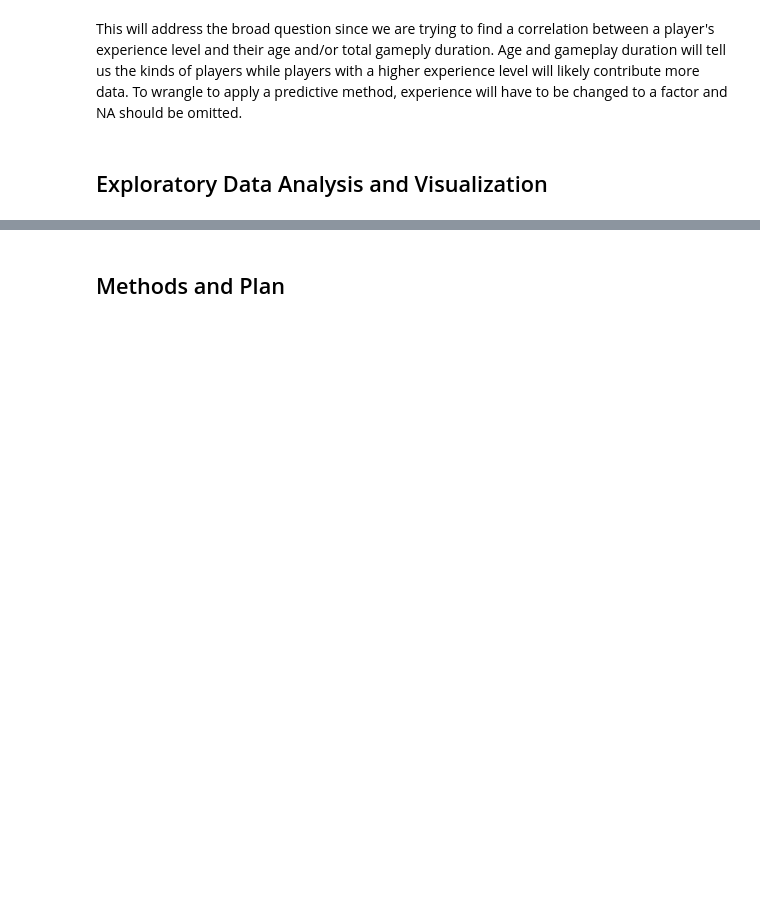
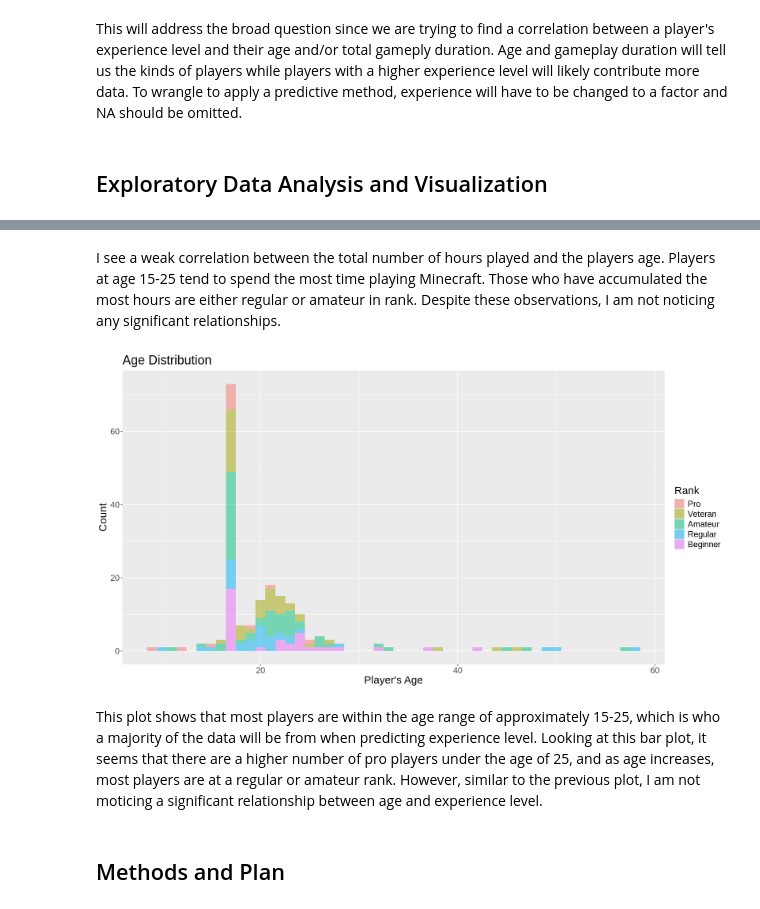
Before and after one commit to chloe8162022/individual_project6_dsci100, a Jupyter notebook: individual_project_6.ipynb, the cells around one changed output, grey strips where cells are left out. Saved outputs shown, nothing was run; the diff lists cells and outputs as text; code cells hidden in the pictures; blank space fills up the shorter version.

```diff
--- a/individual_project_6.ipynb
+++ b/individual_project_6.ipynb
@@ -94,3 +142,18 @@ This will address the broad question since we are trying to find a correlation b
+# %% [markdown]
+I see a weak correlation between the total number of hours played and the players age. Players at age 15-25 tend to spend the most time playing Minecraft. Those who have accumulated the most hours are either regular or amateur in rank. Despite these observations, I am not noticing any significant relationships.
+# %%
+options(repr.plot.height = 8, repr.plot.width = 15)
+players_bar <- players_data |>
+    ggplot(aes(x = Age, fill = experience)) +
+    geom_histogram(binwidth = 1, alpha = 0.5) +
+    labs(x = "Player's Age", y = "Count", fill = "Rank") +
+    ggtitle("Age Distribution") +
+    theme(text = element_text(size = 18))
+players_bar
+# %% [output]
+[figure, added]
+# %% [markdown]
+This plot shows that most players are within the age range of approximately 15-25, which is who a majority of the data will be from when predicting experience level. Looking at this bar plot, it seems that there are a higher number of pro players under the age of 25, and as age increases, most players are at a regular or amateur rank. However, similar to the previous plot, I am not moticing a significant relationship between age and experience level.
 # %% [markdown]
 ## Methods and Plan
 # %% [markdown]
```
Also changed, not shown: parts of 3 cells of this notebook.
